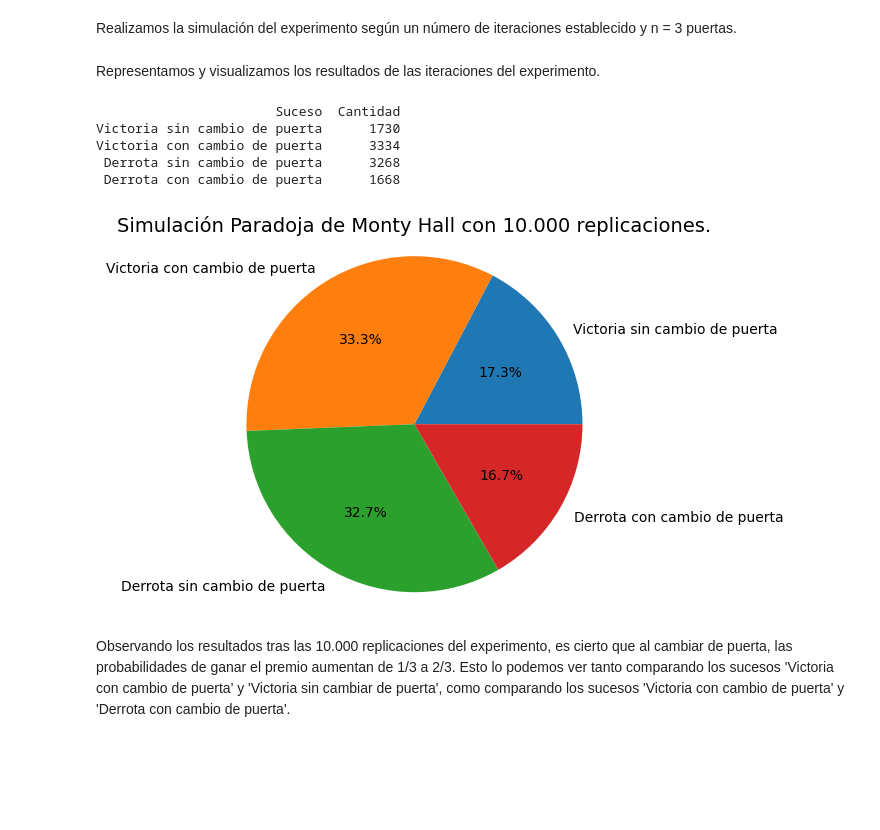
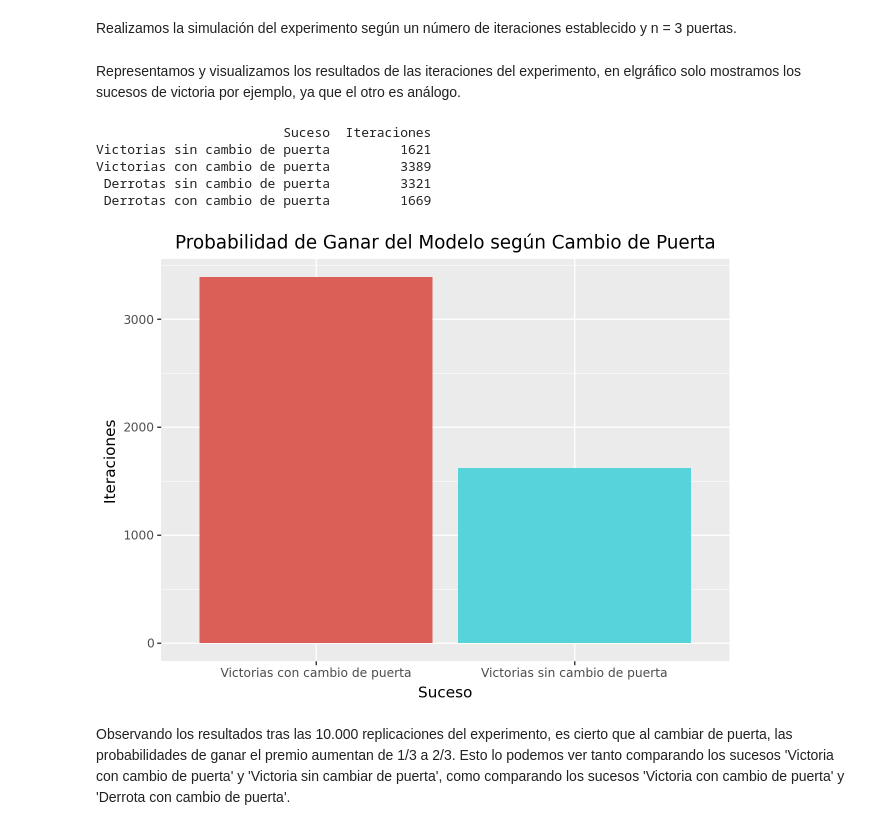
Before and after one commit to AlfonsoGuisado/Monty_Hall_Paradox, a Jupyter notebook: notebook/(Main) Monty Hall Paradox; Simulation & Predictive Modeling.ipynb, the cells around one changed output. Drawn from its saved outputs; the diff is of its cells as text; code cells hidden in the pictures; blank space fills up the shorter version.

```diff
--- a/notebook/(Main) Monty Hall Paradox; Simulation & Predictive Modeling.ipynb
+++ b/notebook/(Main) Monty Hall Paradox; Simulation & Predictive Modeling.ipynb
@@ -28,10 +29,10 @@ warnings.filterwarnings("ignore")
 Creamos el diccionario con los posibles distintos sucesos del experimento. Entendemos por victoria cuando tras la decisión final de cambiar de puerta o no, la puerta seleccionada contiene el premio, y por derrota, viceversa.
 # %%
 resultados = {
-    'Victoria sin cambio de puerta': 0,
-    'Victoria con cambio de puerta': 0,
-    'Derrota sin cambio de puerta': 0,
-    'Derrota con cambio de puerta': 0,
+    'Victorias sin cambio de puerta': 0,
+    'Victorias con cambio de puerta': 0,
+    'Derrotas sin cambio de puerta': 0,
+    'Derrotas con cambio de puerta': 0,
 }
 # %% [markdown]
 Definimos la función experimento según las características de la Paradoja de Monty-Hall, donde tenemos que n será igual al número de puertas establecidas para el concurso.
@@ -65,38 +66,42 @@ for i in range(iteraciones):
 
     if nueva_seleccion == seleccion:
         if nueva_seleccion == premio:
-            resultados['Victoria sin cambio de puerta'] += 1
+            resultados['Victorias sin cambio de puerta'] += 1
         else:
-            resultados['Derrota sin cambio de puerta'] += 1
+            resultados['Derrotas sin cambio de puerta'] += 1
     else:
         if nueva_seleccion == premio:
-            resultados['Victoria con cambio de puerta'] += 1
+            resultados['Victorias con cambio de puerta'] += 1
         else:
-            resultados['Derrota con cambio de puerta'] += 1
+            resultados['Derrotas con cambio de puerta'] += 1
 # %% [markdown]
-Representamos y visualizamos los resultados de las iteraciones del experimento.
+Representamos y visualizamos los resultados de las iteraciones del experimento, en elgráfico solo mostramos los sucesos de victoria por ejemplo, ya que el otro es análogo.
 # %%
-resultados_pd = pd.DataFrame(list(resultados.items()), columns=['Suceso', 'Cantidad'])
+resultados_pd = pd.DataFrame(list(resultados.items()), columns=['Suceso', 'Iteraciones'])
 
 print(resultados_pd.to_string(index=False))
 # %% [output]
-                       Suceso  Cantidad
-Victoria sin cambio de puerta      1730
-Victoria con cambio de puerta      3334
- Derrota sin cambio de puerta      3268
- Derrota con cambio de puerta      1668
+                        Suceso  Iteraciones
+Victorias sin cambio de puerta         1621
+Victorias con cambio de puerta         3389
+ Derrotas sin cambio de puerta         3321
+ Derrotas con cambio de puerta         1669
-# %%
-labels = list(resultados.keys())
-sizes = list(resultados.values())
-
-plt.pie(sizes, labels=labels, autopct='%1.1f%%')
-plt.title('Simulación Paradoja de Monty Hall con 10.000 replicaciones.', fontsize=14)
-plt.axis('equal')
-
-plt.savefig("assets/monty_hall_pie.png", bbox_inches='tight')
-plt.show()
-# %% [output]
-[figure, removed]
+# %%
+resultados_pd_v = resultados_pd[resultados_pd['Suceso'].isin(['Victorias con cambio de puerta', 'Victorias sin cambio de puerta'])]
+# %%
+p = (
+    ggplot(resultados_pd_v, aes(x='Suceso', y='Iteraciones', fill='Suceso')) +
+    geom_bar(stat='identity', show_legend=False) +
+    labs(
+        title='Probabilidad de Ganar del Modelo según Cambio de Puerta'
+        )
+)
+
+# p.save("assets/simulation.png")
+
+p
+# %% [output]
+[figure, added]
 # %% [markdown]
 Observando los resultados tras las 10.000 replicaciones del experimento, es cierto que al cambiar de puerta, las probabilidades de ganar el premio aumentan de 1/3 a 2/3. Esto lo podemos ver tanto comparando los sucesos 'Victoria con cambio de puerta' y 'Victoria sin cambiar de puerta', como comparando los sucesos 'Victoria con cambio de puerta' y 'Derrota con cambio de puerta'.
 # %% [markdown]
```
Also changed, not shown: parts of 7 cells of this notebook, 6 other files.
